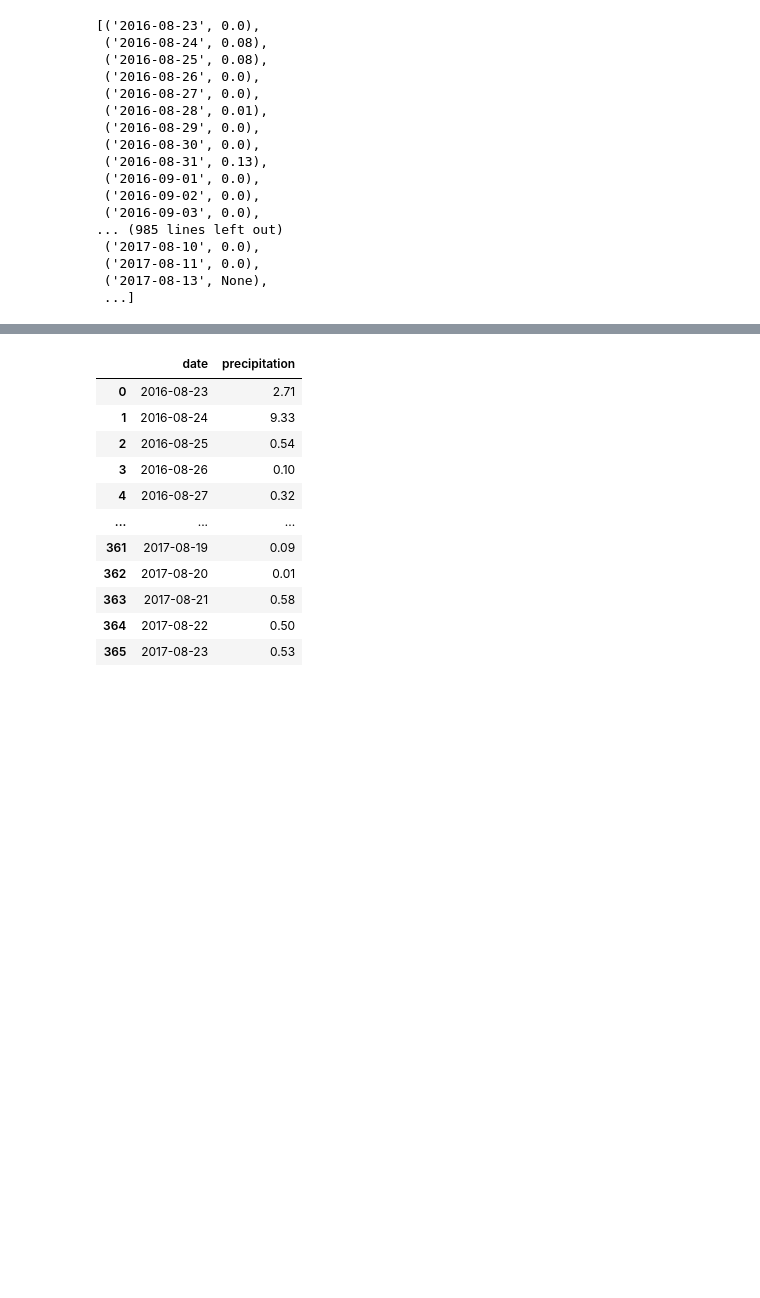
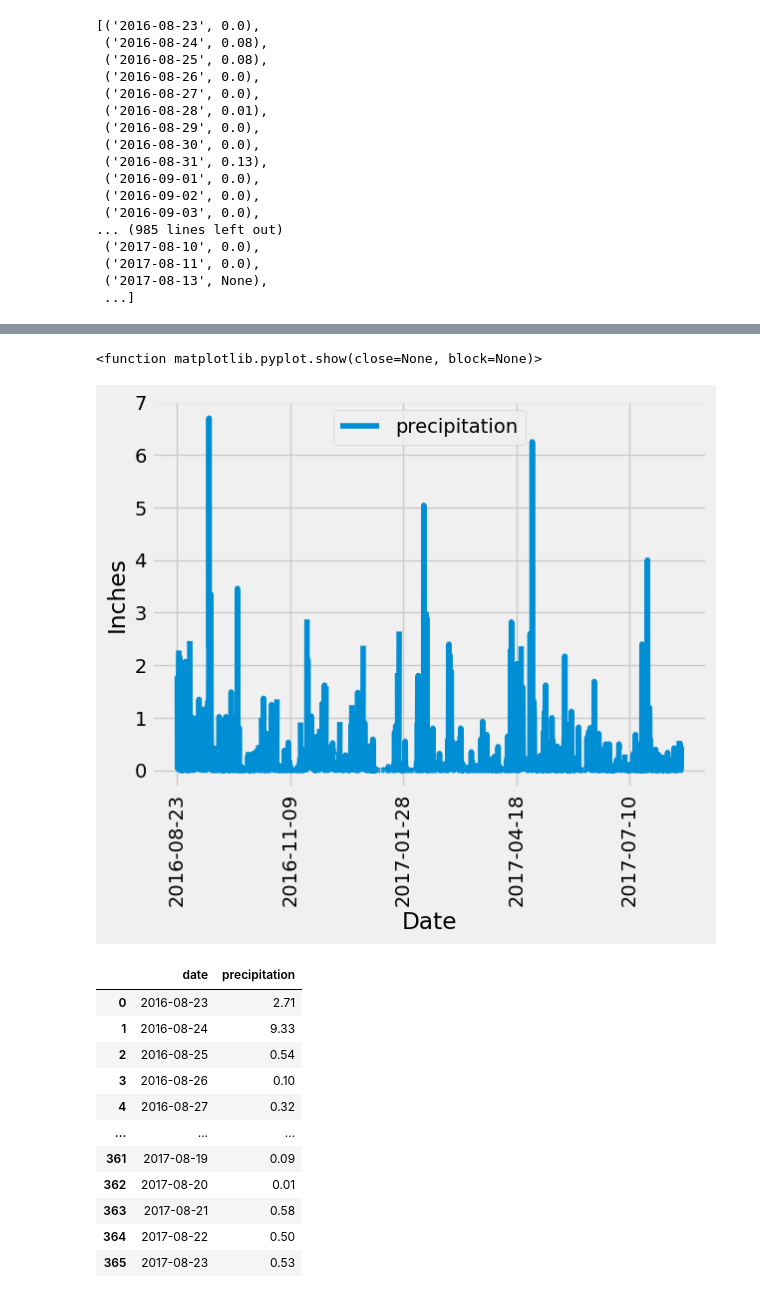
Before and after one commit to dantstephens/sqlalchemy-challenge, a Jupyter notebook: HawaiiClimate/climate.ipynb, the cells around one changed output, grey strips where cells are left out. Cells and saved outputs as stored; diff of their text form; code cells hidden in the pictures; blank space fills up the shorter version.

```diff
--- a/HawaiiClimate/climate.ipynb
+++ b/HawaiiClimate/climate.ipynb
@@ -135,4 +135,15 @@ rain_df
 | 2229 | 2017-08-23 | 0.45 |
 2230 rows × 2 columns
+# %%
+# Uses Pandas Plotting with Matplotlib to plot the data
+rain_df.set_index('date', inplace=True)
+rain_df.plot.line()
+plt.xlabel('Date')
+plt.ylabel('Inches')
+plt.xticks(rotation='vertical')
+plt.show
+# %% [output]
+<function matplotlib.pyplot.show(close=None, block=None)>
+[figure, added]
 # %%
 # Sums the percipitation values for each station and groups the summed values by their date
```
Also changed, not shown: parts of 8 cells of this notebook, 1 other file.
